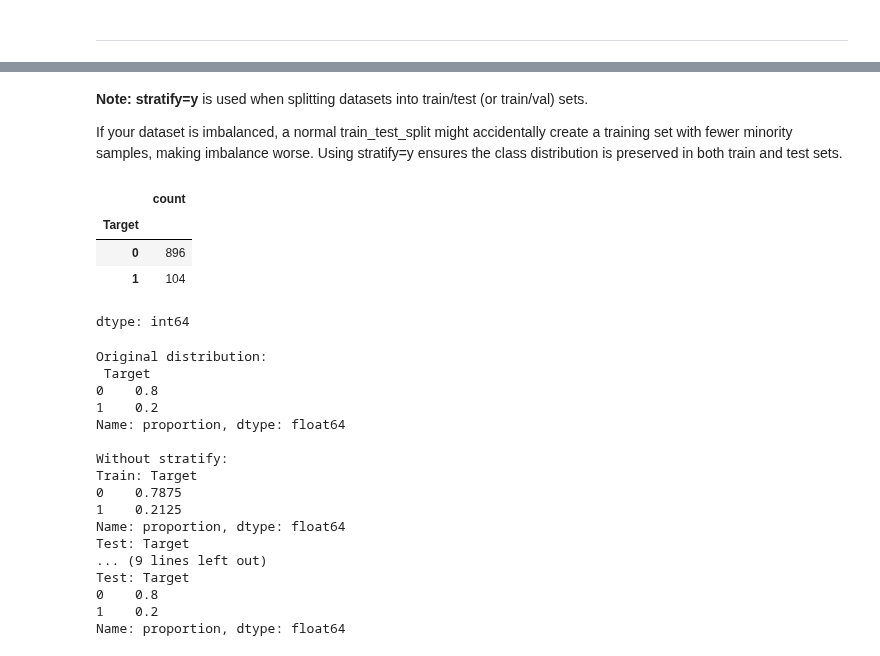
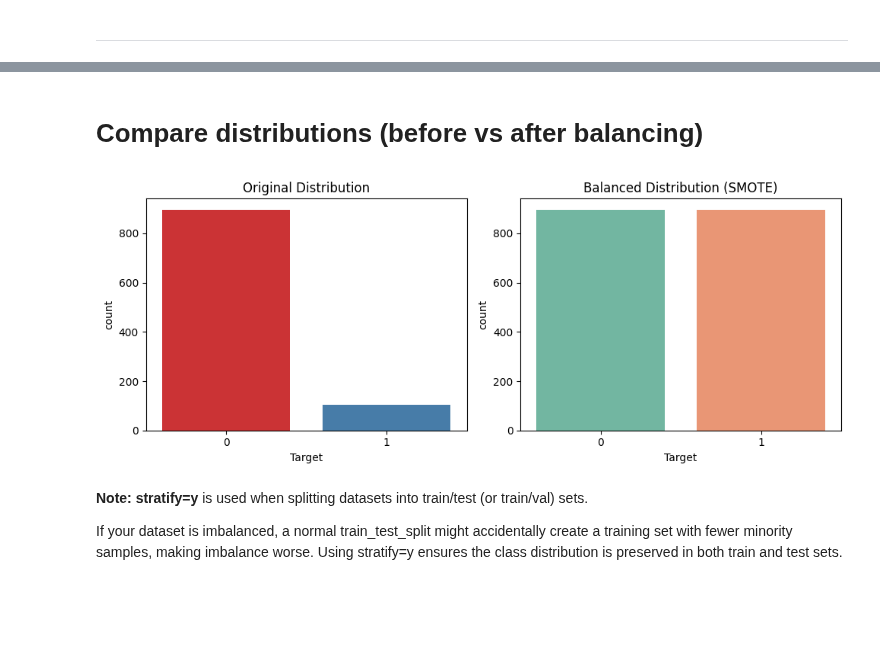
Before and after one commit to lovnishverma/Python-Getting-Started, a Jupyter notebook: dataset_distribution_in_classification_models.ipynb, the cells around one changed output, grey strips where cells are left out. Cells and saved outputs as stored; diff of their text form; code cells hidden in the pictures; blank space fills up the shorter version.

```diff
--- a/dataset_distribution_in_classification_models.ipynb
+++ b/dataset_distribution_in_classification_models.ipynb
@@ -212,62 +228,28 @@ Use class weights when you don’t want to touch the dataset.
+# %% [markdown]
+# Compare distributions (before vs after balancing)
+# %%
+fig, axes = plt.subplots(1, 2, figsize=(10,4))
+
+# Original
+sns.countplot(
+    x="Target", hue="Target", data=df,
+    ax=axes[0], palette="Set1", legend=False
+)
+axes[0].set_title("Original Distribution")
+
+# Balanced (SMOTE)
+sns.countplot(
+    x="Target", hue="Target", data=balanced_df,
+    ax=axes[1], palette="Set2", legend=False
+)
+axes[1].set_title("Balanced Distribution (SMOTE)")
+
+plt.tight_layout()
+plt.show()
+# %% [output]
+[figure, added]
 # %% [markdown]
 **Note:** **stratify=y** is used when splitting datasets into train/test (or train/val) sets.
 
 If your dataset is imbalanced, a normal train_test_split might accidentally create a training set with fewer minority samples, making imbalance worse.
 Using stratify=y ensures the class distribution is preserved in both train and test sets.
-# %%
-df['Target'].value_counts()
-# %% [output]
-|  | count |
-| Target |  |
-| 0 | 896 |
-| 1 | 104 |
-dtype: int64
-# %%
-import pandas as pd
-from sklearn.model_selection import train_test_split
-
-# Create a toy dataset with clearer minority class
-data = {
-    "Feature1": range(100),
-    "Target": [0]*80 + [1]*20  # 80% vs 20%
-}
-df_demo = pd.DataFrame(data)
-
-X = df_demo.drop("Target", axis=1)
-y = df_demo["Target"]
-
-print("Original distribution:\n", y.value_counts(normalize=True))
-
-# Without stratify
-X_train, X_test, y_train, y_test = train_test_split(
-    X, y, test_size=0.2, random_state=42
-)
-print("\nWithout stratify:")
-print("Train:", y_train.value_counts(normalize=True))
-print("Test:", y_test.value_counts(normalize=True))
-
-# With stratify
-X_train, X_test, y_train, y_test = train_test_split(
-    X, y, test_size=0.2, stratify=y, random_state=42
-)
-print("\nWith stratify:")
-print("Train:", y_train.value_counts(normalize=True))
-print("Test:", y_test.value_counts(normalize=True))
-# %% [output]
-Original distribution:
- Target
-0    0.8
-1    0.2
-Name: proportion, dtype: float64
-
-Without stratify:
-Train: Target
-0    0.7875
-1    0.2125
-Name: proportion, dtype: float64
-Test: Target
-... (9 lines left out)
-Test: Target
-0    0.8
-1    0.2
-Name: proportion, dtype: float64
```
Also changed, not shown: parts of 3 cells of this notebook.
